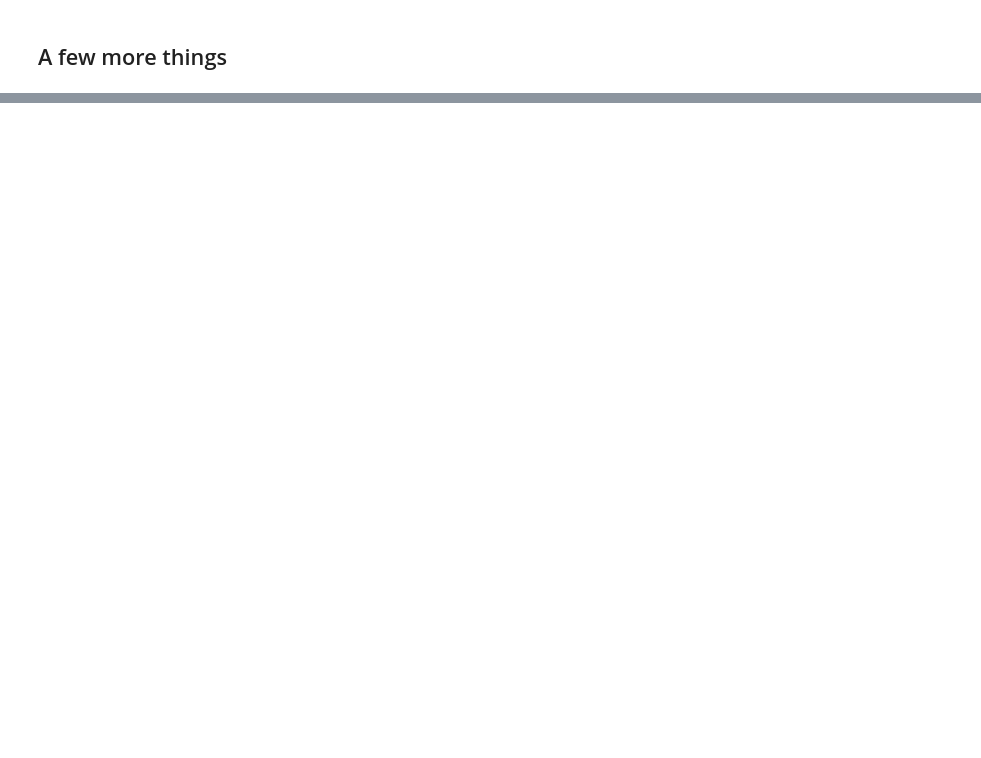
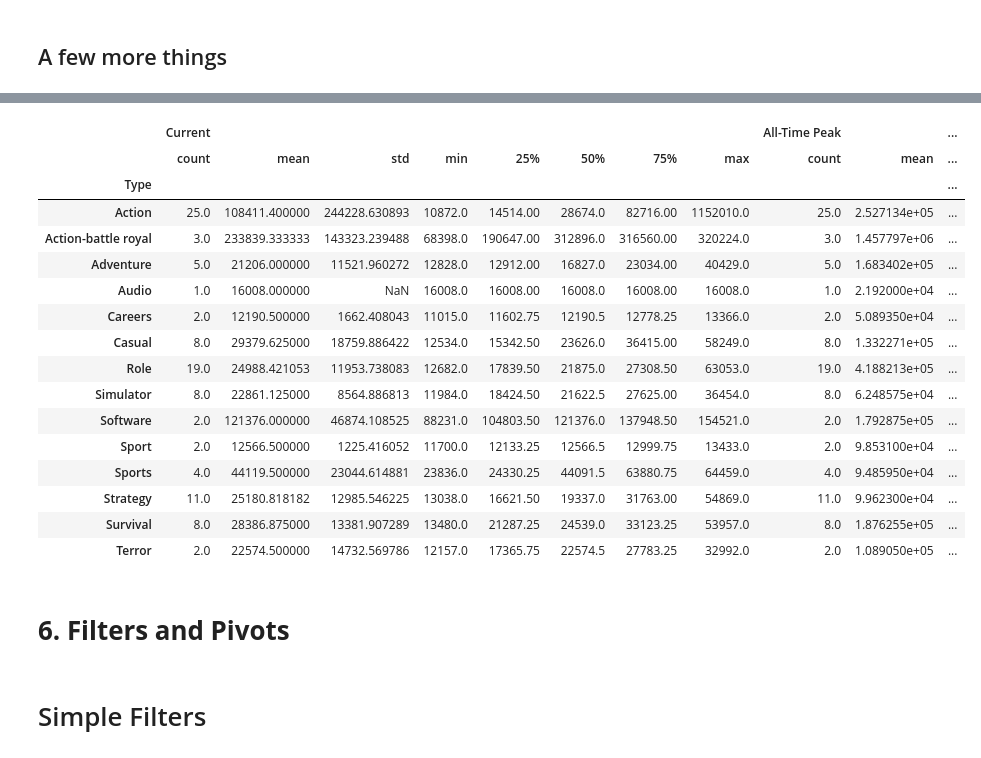
Before and after one commit to EstebanJM/V.Data, a Jupyter notebook: project2.ipynb, the cells around one changed output, grey strips where cells are left out. Cells and saved outputs as stored; diff of their text form; code cells hidden in the pictures; blank space fills up the shorter version.

```diff
--- a/project2.ipynb
+++ b/project2.ipynb
@@ -95,0 +100,10 @@ dd = d
+# %%
+# Create an index
+#Esto no es funcional dado que los indices ya están
+# idx = pd.MultiIndex.from_product(dd["Type"].unique()],
+#                                names = ["Type"])
+#Reindex the dataframe
+dd = dd.set_index(["Type"])
+
+#Check
+dd.head()
@@ -95,0 +133,26 @@ dd = d
+# %%
+# By variable and Type
+
+dd[["Current","All-Time Peak"]].groupby("Type").describe()
+# %% [output]
+|  | Current |  |  |  |  |  |  |  | All-Time Peak |  | ... |
+|  | count | mean | std | min | 25% | 50% | 75% | max | count | mean | ... |
+| Type |  |  |  |  |  |  |  |  |  |  | ... |
+| Action | 25.0 | 108411.400000 | 244228.630893 | 10872.0 | 14514.00 | 28674.0 | 82716.00 | 1152010.0 | 25.0 | 2.527134e+05 | ... |
+| Action-battle royal | 3.0 | 233839.333333 | 143323.239488 | 68398.0 | 190647.00 | 312896.0 | 316560.00 | 320224.0 | 3.0 | 1.457797e+06 | ... |
+| Adventure | 5.0 | 21206.000000 | 11521.960272 | 12828.0 | 12912.00 | 16827.0 | 23034.00 | 40429.0 | 5.0 | 1.683402e+05 | ... |
+| Audio | 1.0 | 16008.000000 | NaN | 16008.0 | 16008.00 | 16008.0 | 16008.00 | 16008.0 | 1.0 | 2.192000e+04 | ... |
+| Careers | 2.0 | 12190.500000 | 1662.408043 | 11015.0 | 11602.75 | 12190.5 | 12778.25 | 13366.0 | 2.0 | 5.089350e+04 | ... |
+| Casual | 8.0 | 29379.625000 | 18759.886422 | 12534.0 | 15342.50 | 23626.0 | 36415.00 | 58249.0 | 8.0 | 1.332271e+05 | ... |
+| Role | 19.0 | 24988.421053 | 11953.738083 | 12682.0 | 17839.50 | 21875.0 | 27308.50 | 63053.0 | 19.0 | 4.188213e+05 | ... |
+| Simulator | 8.0 | 22861.125000 | 8564.886813 | 11984.0 | 18424.50 | 21622.5 | 27625.00 | 36454.0 | 8.0 | 6.248575e+04 | ... |
+| Software | 2.0 | 121376.000000 | 46874.108525 | 88231.0 | 104803.50 | 121376.0 | 137948.50 | 154521.0 | 2.0 | 1.792875e+05 | ... |
+| Sport | 2.0 | 12566.500000 | 1225.416052 | 11700.0 | 12133.25 | 12566.5 | 12999.75 | 13433.0 | 2.0 | 9.853100e+04 | ... |
+| Sports | 4.0 | 44119.500000 | 23044.614881 | 23836.0 | 24330.25 | 44091.5 | 63880.75 | 64459.0 | 4.0 | 9.485950e+04 | ... |
+| Strategy | 11.0 | 25180.818182 | 12985.546225 | 13038.0 | 16621.50 | 19337.0 | 31763.00 | 54869.0 | 11.0 | 9.962300e+04 | ... |
+| Survival | 8.0 | 28386.875000 | 13381.907289 | 13480.0 | 21287.25 | 24539.0 | 33123.25 | 53957.0 | 8.0 | 1.876255e+05 | ... |
+| Terror | 2.0 | 22574.500000 | 14732.569786 | 12157.0 | 17365.75 | 22574.5 | 27783.25 | 32992.0 | 2.0 | 1.089050e+05 | ... |
+# %% [markdown]
+# **6. Filters and Pivots**
+# %% [markdown]
+#  Simple Filters
```
Also changed, not shown: parts of 16 cells of this notebook.
